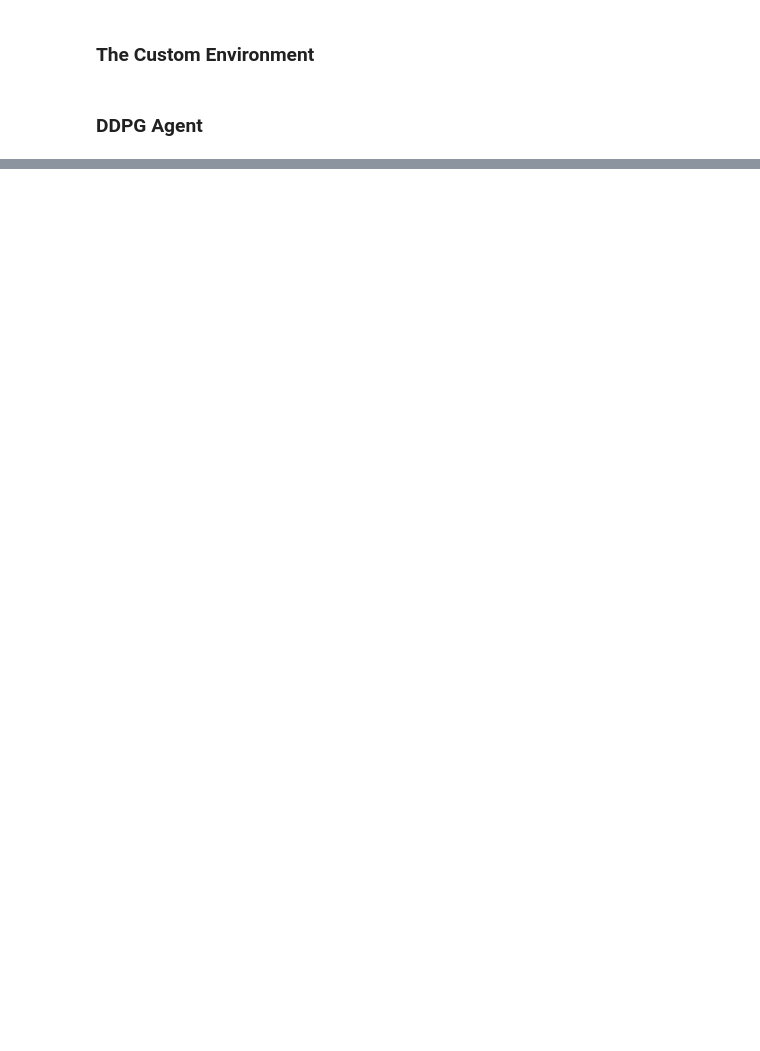
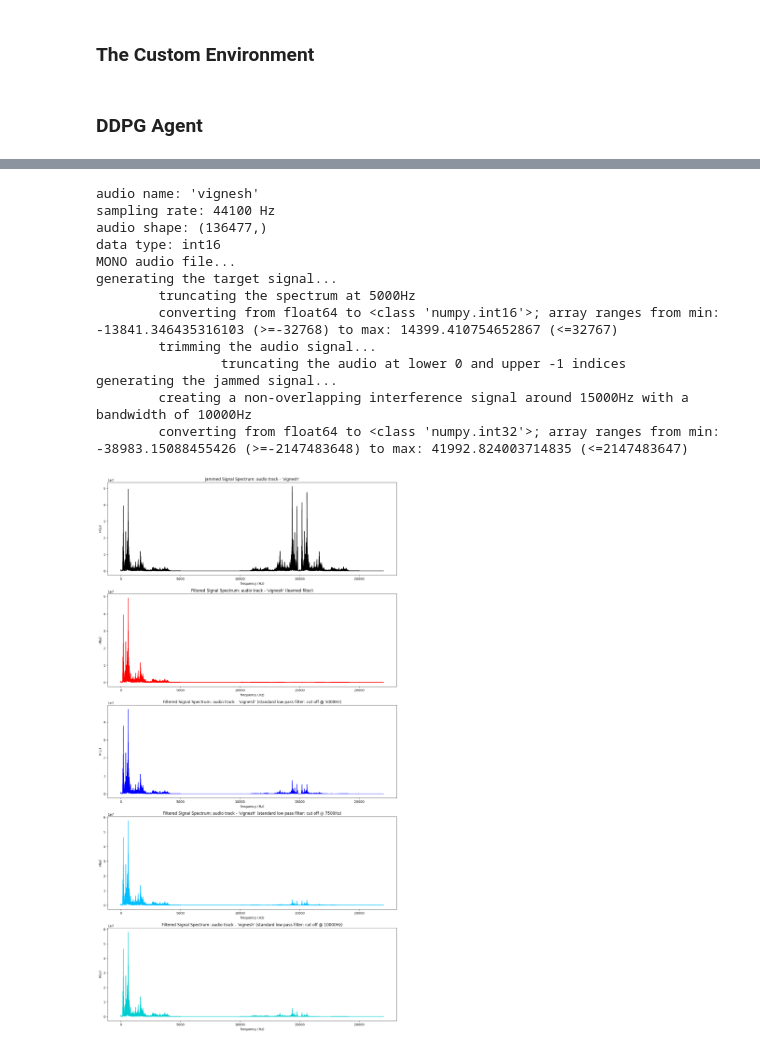
Before and after one commit to rajapaksha-rmpap/FYP, a Jupyter notebook: stage_1/notebook-stage_1.3.3.ipynb, the cells around one changed output, grey strips where cells are left out. Drawn from its saved outputs; the diff is of its cells as text; code cells hidden in the pictures; blank space fills up the shorter version.

```diff
--- a/stage_1/notebook-stage_1.3.3.ipynb
+++ b/stage_1/notebook-stage_1.3.3.ipynb
@@ -824,0 +777,41 @@ generating the jammed signal...
+# %%
+target, jammed = create_target_and_jammed_signals('vignesh', truncation_freq=5_000, interference_center_freq=15_000, signal_partition_size=100)
+
+fig, ax = plt.subplots(nrows=5, ncols=1, figsize=(16, 6*5))
+ax[0].plot(*Spectrum(jammed, sampling_space=1/44_100), 'k')
+ax[0].set_title("Jammed Signal Spectrum: audio track - 'vignesh'")
+ax[0].set_xlabel('frequency (Hz)')
+ax[0].set_ylabel("$H(\omega)$")
+
+# learned filter
+filtered_jammed = apply_filter(average_filter, jammed)
+ax[1].plot(*Spectrum(filtered_jammed, sampling_space=1/44_100), 'r')
+ax[1].set_title("Filtered Signal Spectrum: audio track - 'vignesh' (learned filter)")
+ax[1].set_xlabel('frequency (Hz)')
+ax[1].set_ylabel("$H(\omega)$")
+
+# standard low pass filters
+cut_off_freqs = [5000, 7500, 10000]
+colors = ['blue', 'deepskyblue', 'darkturquoise']
+for i, cut_off_freq_ in enumerate(cut_off_freqs):
+    _, lpf = LPF(N=5, cut_off_freq=cut_off_freq_, sampling_freq=44_100)
+    filtered_jammed = apply_filter(lpf, jammed)
+    ax[i+2].plot(*Spectrum(filtered_jammed, sampling_space=1/44_100), colors[i])
+    ax[i+2].set_title(f"Filtered Signal Spectrum: audio track - 'vignesh' (standard low pass filter: cut off @ {cut_off_freq_}Hz)")
+    ax[i+2].set_xlabel('frequency (Hz)')
+    ax[i+2].set_ylabel("$H(\omega)$")
+# %% [output]
+audio name: 'vignesh'
+sampling rate: 44100 Hz
+audio shape: (136477,)
+data type: int16
+MONO audio file...
+generating the target signal...
+        truncating the spectrum at 5000Hz
+        converting from float64 to <class 'numpy.int16'>; array ranges from min: -13841.346435316103 (>=-32768) to max: 14399.410754652867 (<=32767)
+        trimming the audio signal...
+                truncating the audio at lower 0 and upper -1 indices
+generating the jammed signal...
+        creating a non-overlapping interference signal around 15000Hz with a bandwidth of 10000Hz
+        converting from float64 to <class 'numpy.int32'>; array ranges from min: -38983.15088455426 (>=-2147483648) to max: 41992.824003714835 (<=2147483647)
+[figure, added]
```
Also changed, not shown: parts of 16 cells of this notebook.
